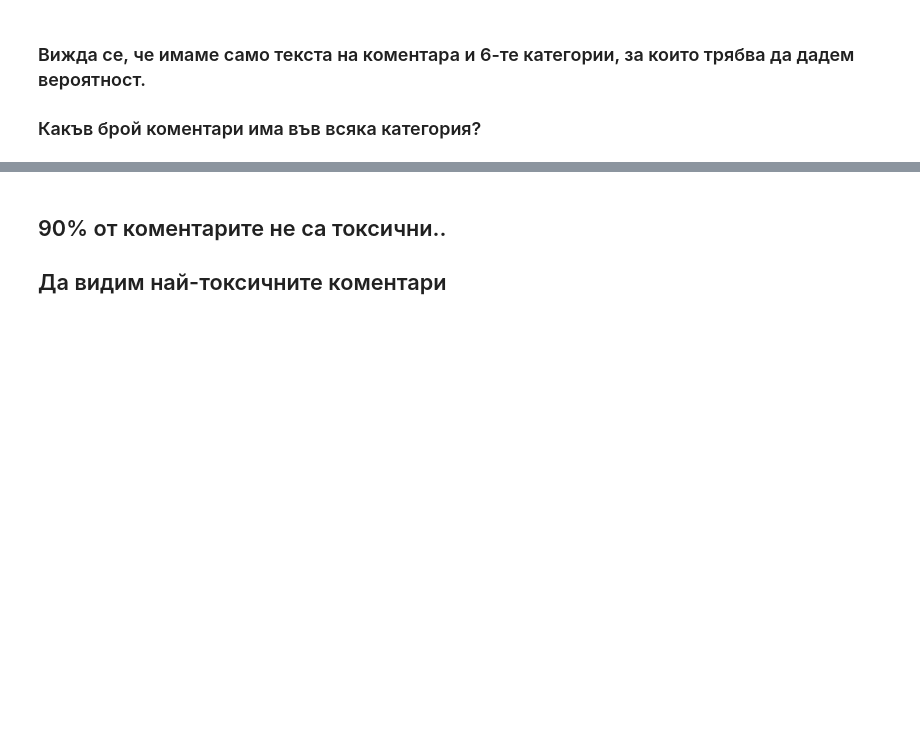
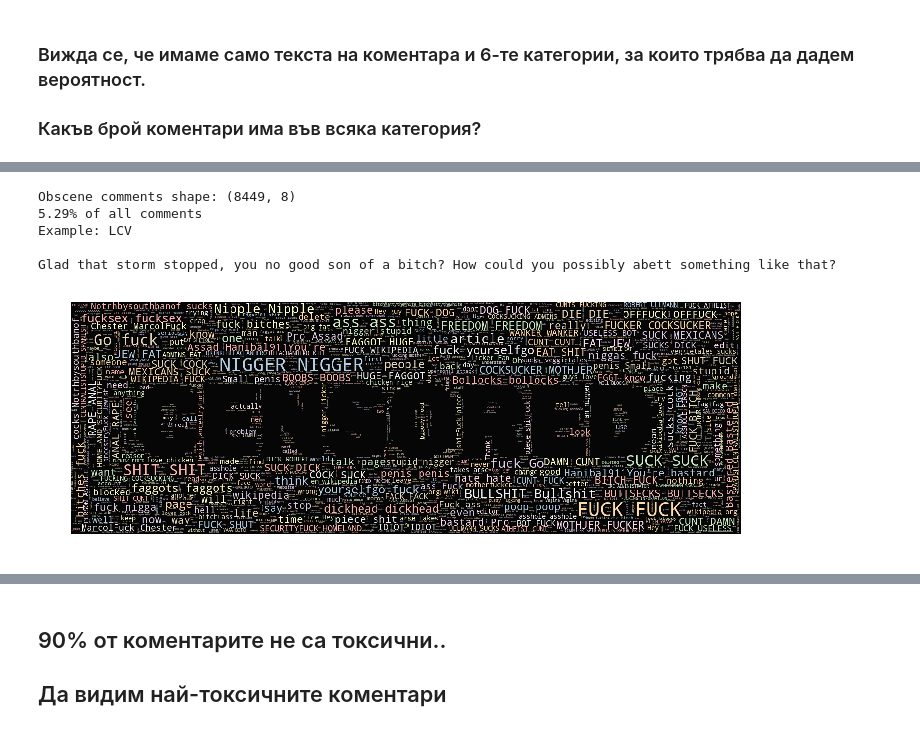
Before and after one commit to VladimirAnaniev/Toxic-Comments-Classification, a Jupyter notebook: Notebooks/Data Exploration.ipynb, the cells around one changed output, grey strips where cells are left out. Cells and saved outputs as stored; diff of their text form; code cells hidden in the pictures; blank space fills up the shorter version.

```diff
--- a/Notebooks/Data Exploration.ipynb
+++ b/Notebooks/Data Exploration.ipynb
@@ -116,0 +74,11 @@ Identity hate comments shape:  (1405, 8)
+# %%
+obscene = train[train.obscene == 1]
+show_data(obscene, 'Obscene')
+plot_wordcloud_mask(obscene.comment_text, '../Images/censored.png')
+# %% [output]
+Obscene comments shape: (8449, 8)
+5.29% of all comments
+Example: LCV
+
+Glad that storm stopped, you no good son of a bitch? How could you possibly abett something like that?
+[figure, added]
```
Also changed, not shown: parts of 17 cells of this notebook, 11 other files.
